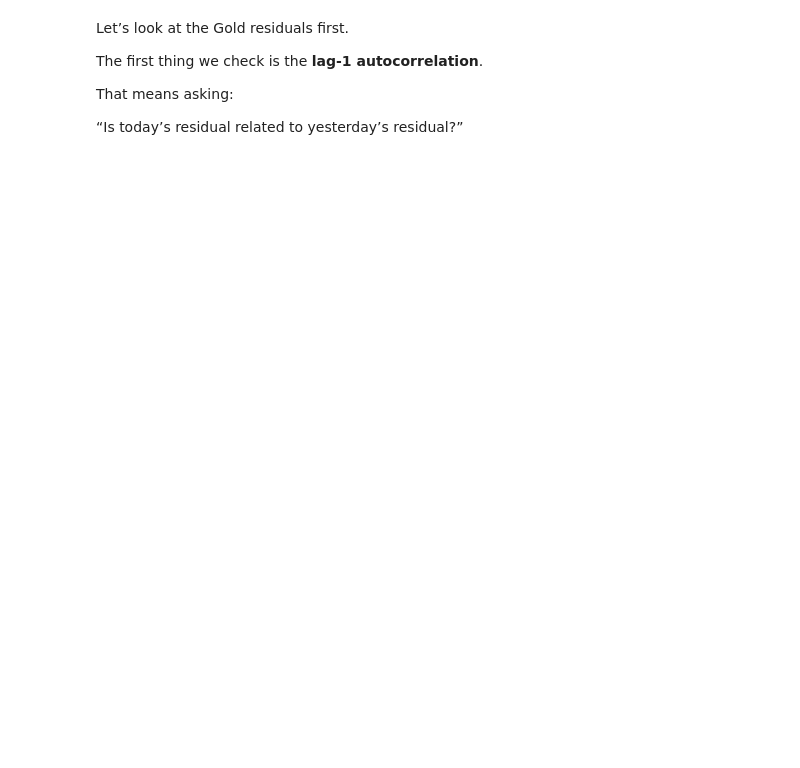
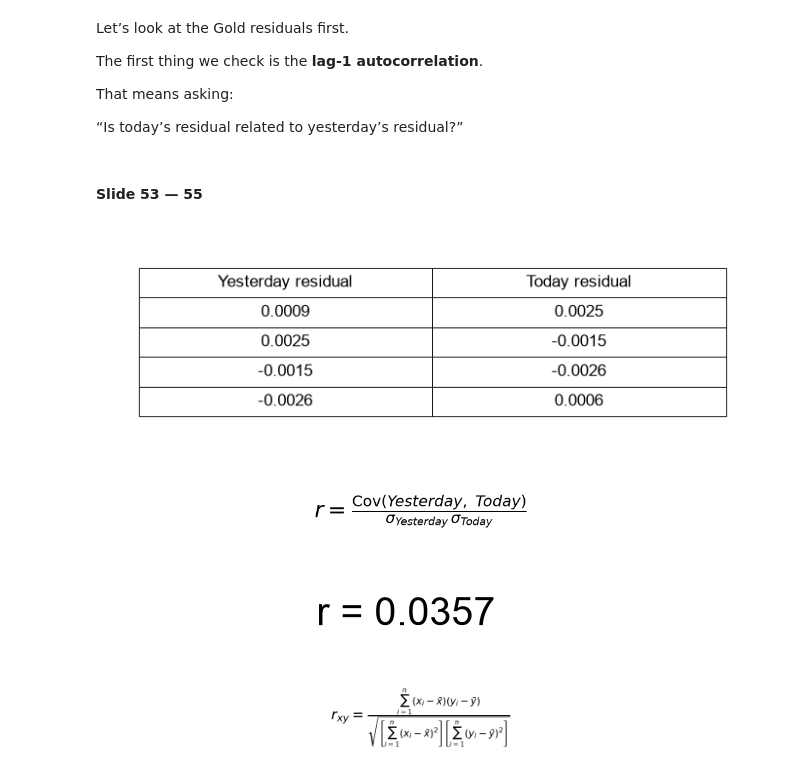
Before and after one commit to Bloodphilic/AlgoStalk, a Jupyter notebook: course/TimeSeries/VAR/code/VAR_Concepts_Investigation.ipynb, the cells around one changed output. Saved outputs shown, nothing was run; the diff lists cells and outputs as text; code cells hidden in the pictures; blank space fills up the shorter version.

```diff
--- a/course/TimeSeries/VAR/code/VAR_Concepts_Investigation.ipynb
+++ b/course/TimeSeries/VAR/code/VAR_Concepts_Investigation.ipynb
@@ -1385,3 +1385,38 @@ The first thing we check is the **lag-1 autocorrelation**.
 That means asking:
 
 “Is today’s residual related to yesterday’s residual?”
+# %% [markdown]
+#### Slide 53 — 55
+# %%
+gold_residual_series = residual_table["Gold_residual"].dropna().reset_index(drop=True)
+yesterday = gold_residual_series.iloc[:-1].to_numpy()
+today = gold_residual_series.iloc[1:].to_numpy()
+
+gold_lag_table = pd.DataFrame({
+    "Yesterday residual": yesterday,
+    "Today residual": today,
+})
+display_table(gold_lag_table.round(4), fontsize=12, figsize=(7, 2.5))
+
+display_equation(
+    r"$r = \frac{\operatorname{Cov}(Yesterday,\ Today)}{\sigma_{Yesterday}\,\sigma_{Today}}$",
+    fontsize=26,
+    figsize=(14, 1.3),
+)
+display_equation(
+    f"r = {np.corrcoef(yesterday, today)[0, 1]:.4f}",
+    fontsize=28,
+    figsize=(8, 1.1),
+)
+
+
+display_equation(
+    r"$r_{xy} = \frac{\sum_{i=1}^{n}(x_i-\bar{x})(y_i-\bar{y})}{\sqrt{\left[\sum_{i=1}^{n}(x_i-\bar{x})^2\right]\left[\sum_{i=1}^{n}(y_i-\bar{y})^2\right]}}$",
+    fontsize=24,
+    figsize=(20, 1.6),
+)
+# %% [output]
+[figure, added]
+[figure, added]
+[figure, added]
+[figure, added]
```
Also changed, not shown: parts of 41 cells of this notebook, 1 other file.
